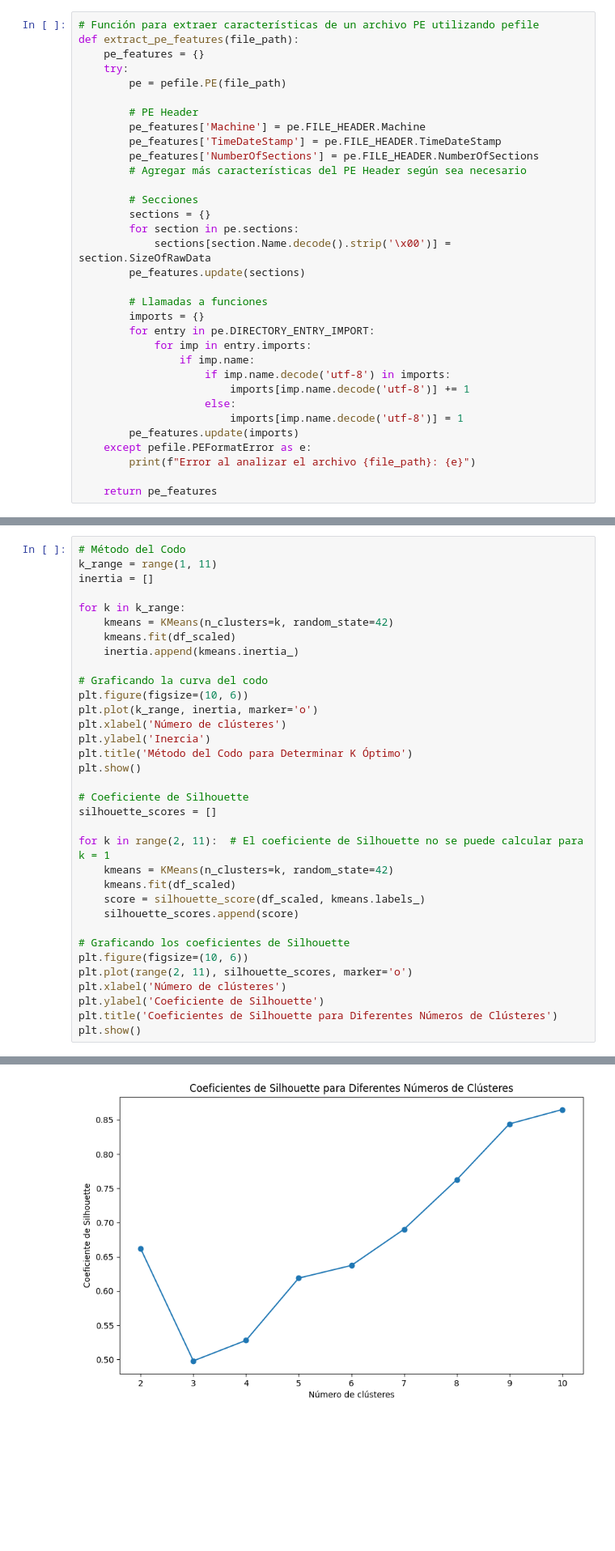
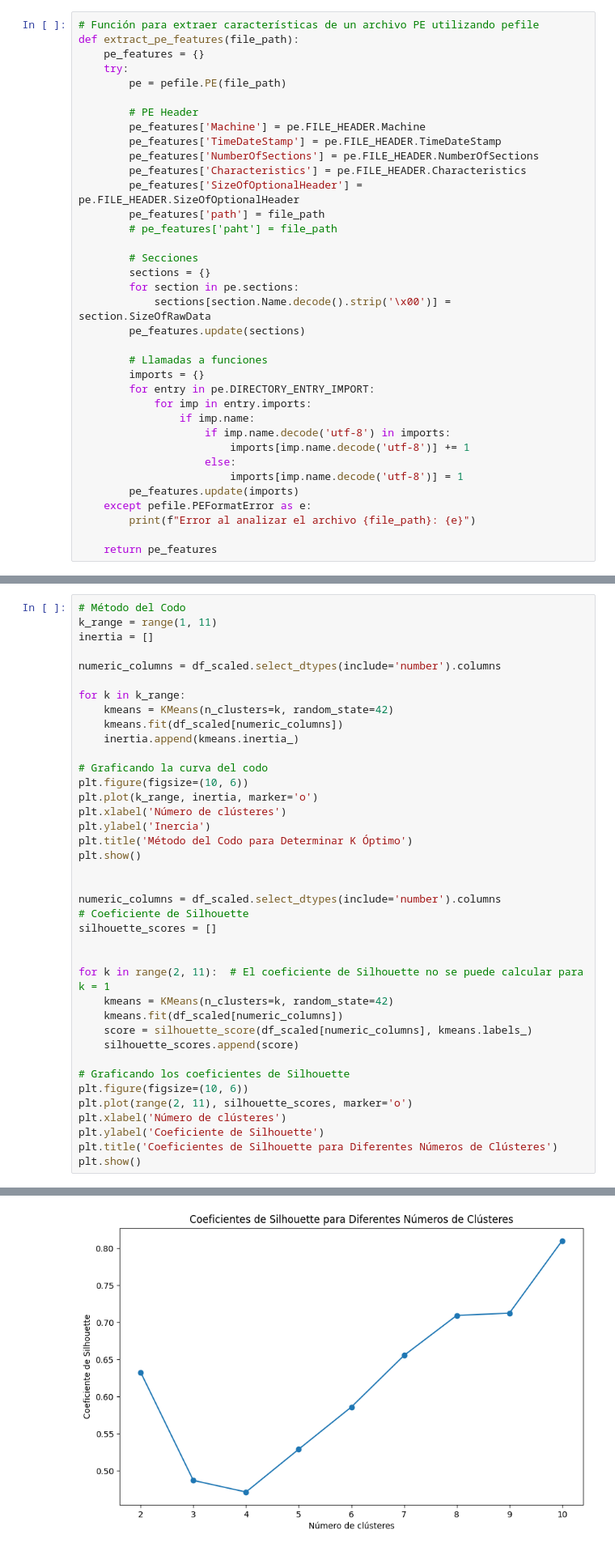
Before and after one commit to Manuel-Archila/Lab4_Security, a Jupyter notebook: Lab4.ipynb, the cells around one changed output, grey strips where cells are left out. Shown at 81% size. Drawn from its saved outputs; the diff is of its cells as text; blank space fills up the shorter version.

```diff
--- a/Lab4.ipynb
+++ b/Lab4.ipynb
@@ -26,7 +26,10 @@ def extract_pe_features(file_path):
         pe_features['Machine'] = pe.FILE_HEADER.Machine
         pe_features['TimeDateStamp'] = pe.FILE_HEADER.TimeDateStamp
         pe_features['NumberOfSections'] = pe.FILE_HEADER.NumberOfSections
-        # Agregar más características del PE Header según sea necesario
+        pe_features['Characteristics'] = pe.FILE_HEADER.Characteristics
+        pe_features['SizeOfOptionalHeader'] = pe.FILE_HEADER.SizeOfOptionalHeader
+        pe_features['path'] = file_path
+        # pe_features['paht'] = file_path
 
         # Secciones
         sections = {}
@@ -114,9 +136,11 @@ Una vez obtenido el DataFrame con las características de los archivos de malwar
 k_range = range(1, 11)
 inertia = []
 
+numeric_columns = df_scaled.select_dtypes(include='number').columns
+
 for k in k_range:
     kmeans = KMeans(n_clusters=k, random_state=42)
-    kmeans.fit(df_scaled)
+    kmeans.fit(df_scaled[numeric_columns])
     inertia.append(kmeans.inertia_)
 
 # Graficando la curva del codo
@@ -127,13 +151,16 @@ plt.ylabel('Inercia')
 plt.title('Método del Codo para Determinar K Óptimo')
 plt.show()
 
+
+numeric_columns = df_scaled.select_dtypes(include='number').columns
 # Coeficiente de Silhouette
 silhouette_scores = []
 
+
 for k in range(2, 11):  # El coeficiente de Silhouette no se puede calcular para k = 1
     kmeans = KMeans(n_clusters=k, random_state=42)
-    kmeans.fit(df_scaled)
-    score = silhouette_score(df_scaled, kmeans.labels_)
+    kmeans.fit(df_scaled[numeric_columns])
+    score = silhouette_score(df_scaled[numeric_columns], kmeans.labels_)
     silhouette_scores.append(score)
 
 # Graficando los coeficientes de Silhouette
@@ -148 +175 @@ plt.show()
-[figure, old version]
+[figure, new version]
```
Also changed, not shown: parts of 12 cells of this notebook, 32 other files.
